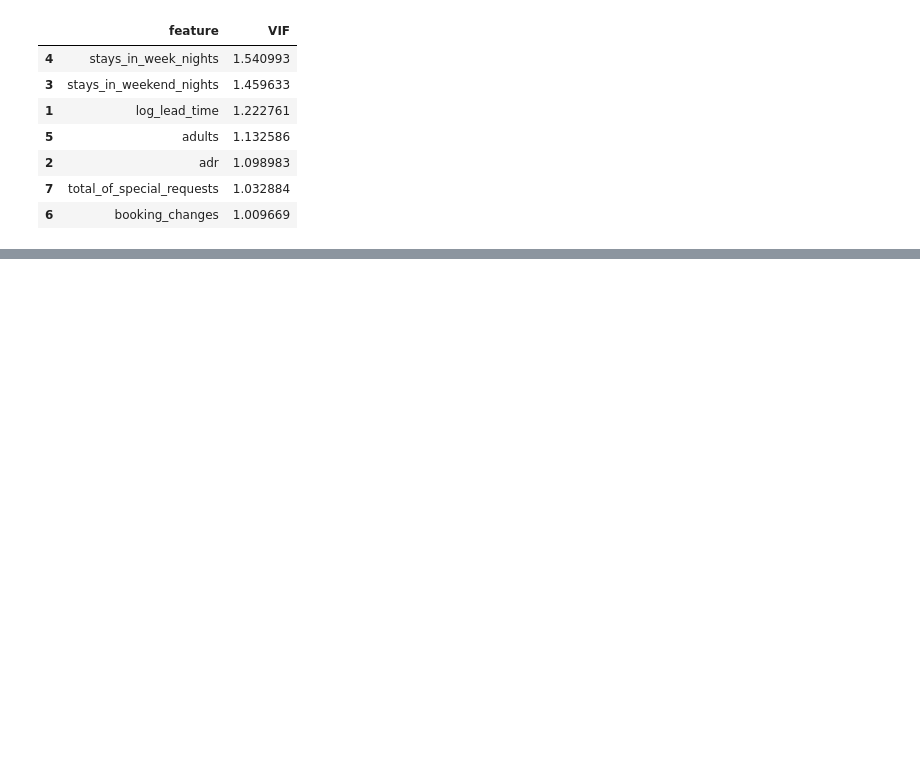
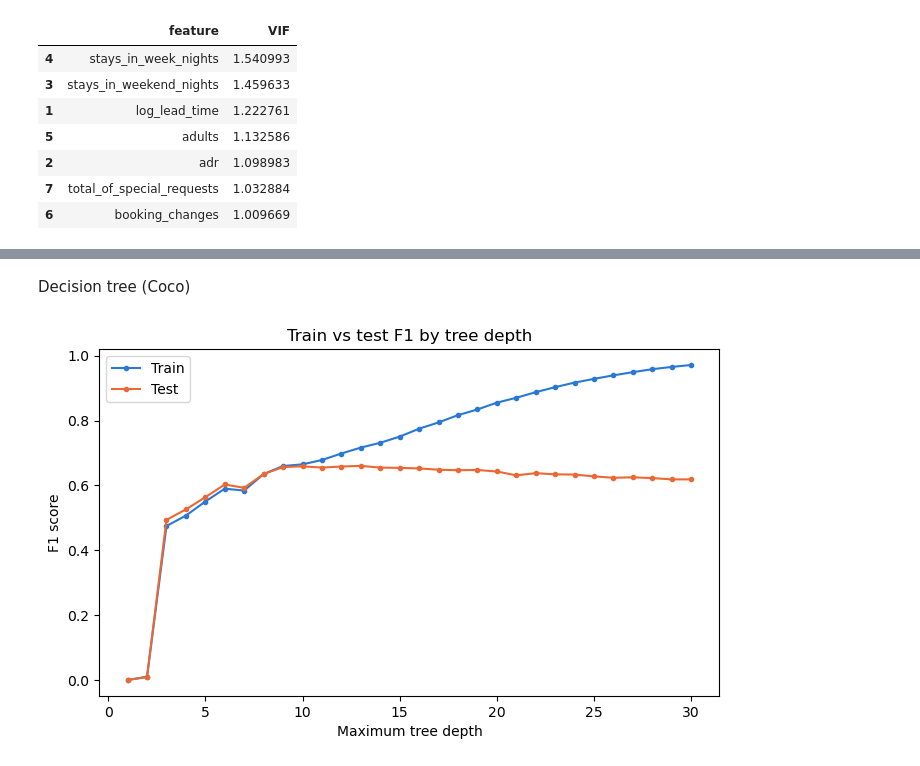
Before and after one commit to ErikS234/DSA312-Group-Project, a Jupyter notebook: Team Project.ipynb, the cells around one changed output, grey strips where cells are left out. Saved outputs shown, nothing was run; the diff lists cells and outputs as text; code cells hidden in the pictures; blank space fills up the shorter version.

Commit message:
added everyones models

```diff
--- a/Team Project.ipynb
+++ b/Team Project.ipynb
@@ -468,0 +591,15 @@ vif
+# %% [markdown]
+Decision tree (Coco)
+# %%
+# Train vs test F1 by depth: an unlimited tree overfits, so depth needs tuning
+rows = []
+for depth in range(1, 31):
+    m = Pipeline([("prep", tree_prep), ("model", DecisionTreeClassifier(max_depth=depth, random_state=888))]).fit(X_train, y_train)
+    rows.append([f1_score(y_train, m.predict(X_train)), f1_score(y_test, m.predict(X_test))])
+
+ax = pd.DataFrame(rows, index=range(1, 31), columns=["Train", "Test"]).plot(
+    marker="o", ms=3, color=["#2a78d6", "#eb6834"], figsize=(8, 4.5),
+    xlabel="Maximum tree depth", ylabel="F1 score", title="Train vs test F1 by tree depth")
+plt.show()
+# %% [output]
+[figure, added]
```
Also changed, not shown: parts of 19 cells of this notebook.
